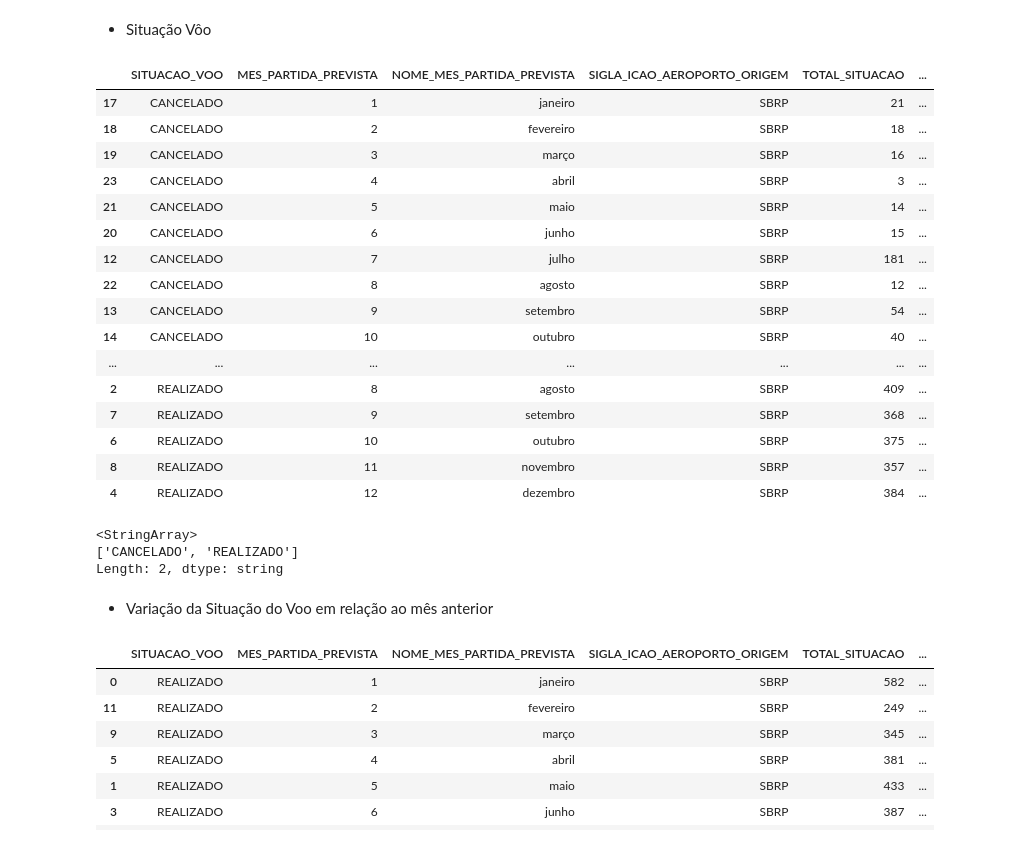
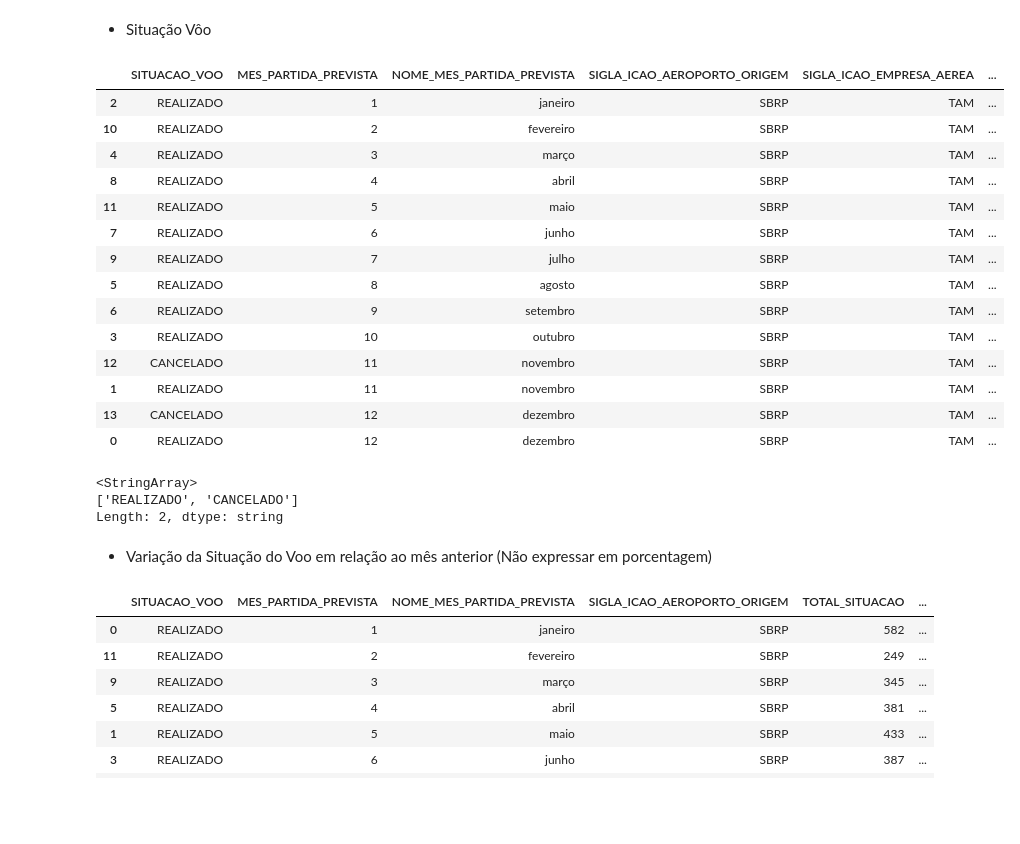
Before and after one commit to rodrigorocha1/dashboard_dados_voos_python, a Jupyter notebook: notebooks/visualizacoes.ipynb, the cells around one changed output. Cells and saved outputs as stored; diff of their text form; code cells hidden in the pictures; blank space fills up the shorter version.

Commit message:
variação e composição

```diff
--- a/notebooks/visualizacoes.ipynb
+++ b/notebooks/visualizacoes.ipynb
@@ -48,23 +48,8 @@ def obter_situacao_voo(
     ]
 
     if sigla_empresa is not None:
-        query += f' SIGLA_ICAO_EMPRESA_AEREA == "{sigla_empresa}" '
+        query += f' and SIGLA_ICAO_EMPRESA_AEREA == "{sigla_empresa}" '
         colunas.append('SIGLA_ICAO_EMPRESA_AEREA')
-
-
-    else:
-        query = (
-            f' SIGLA_ICAO_AEROPORTO_ORIGEM == "{sigla_aeroporto}" '
-            f' and MES_PARTIDA_PREVISTA in {mes_partida_prevista}'  # TAM SBRP 1
-            f' and CODIGO_TIPO_LINHA == "{codigo_tipo_linha}"'
-        )
-        colunas = [
-            'SITUACAO_VOO',
-            'MES_PARTIDA_PREVISTA',
-            'NOME_MES_PARTIDA_PREVISTA',
-            'SIGLA_ICAO_AEROPORTO_ORIGEM',
-            'CODIGO_TIPO_LINHA'
-         ]
 
     dataframe = pd.read_parquet(caminho_base, columns=colunas)
     total = dataframe.query(query)[colunas].value_counts()
@@ -75,37 +60,38 @@ def obter_situacao_voo(
     dataframe = dataframe.sort_values(by=['SITUACAO_VOO', 'MES_PARTIDA_PREVISTA'])
     dataframe.drop(['proportion', 'count', 'CODIGO_TIPO_LINHA'], axis=1, inplace=True,)
     dataframe['SITUACAO_VOO'] =  dataframe['SITUACAO_VOO'].astype('string')
+    if sigla_empresa is not None:
+        dataframe = dataframe.sort_values(by='MES_PARTIDA_PREVISTA')
     return dataframe
 # %%
 dataframe = obter_situacao_voo(
     sigla_aeroporto='SBRP',
     mes_partida_prevista=[i for i in range(1, 13)], # [1,2]
-    codigo_tipo_linha='N'
+    codigo_tipo_linha='N',
+    sigla_empresa='TAM'
 )
 dataframe
 # %% [output]
-|  | SITUACAO_VOO | MES_PARTIDA_PREVISTA | NOME_MES_PARTIDA_PREVISTA | SIGLA_ICAO_AEROPORTO_ORIGEM | TOTAL_SITUACAO | ... |
-| 17 | CANCELADO | 1 | janeiro | SBRP | 21 | ... |
-| 18 | CANCELADO | 2 | fevereiro | SBRP | 18 | ... |
-| 19 | CANCELADO | 3 | março | SBRP | 16 | ... |
-| 23 | CANCELADO | 4 | abril | SBRP | 3 | ... |
-| 21 | CANCELADO | 5 | maio | SBRP | 14 | ... |
-| 20 | CANCELADO | 6 | junho | SBRP | 15 | ... |
-| 12 | CANCELADO | 7 | julho | SBRP | 181 | ... |
-| 22 | CANCELADO | 8 | agosto | SBRP | 12 | ... |
-| 13 | CANCELADO | 9 | setembro | SBRP | 54 | ... |
-| 14 | CANCELADO | 10 | outubro | SBRP | 40 | ... |
-| ... | ... | ... | ... | ... | ... | ... |
-| 2 | REALIZADO | 8 | agosto | SBRP | 409 | ... |
-| 7 | REALIZADO | 9 | setembro | SBRP | 368 | ... |
-| 6 | REALIZADO | 10 | outubro | SBRP | 375 | ... |
-| 8 | REALIZADO | 11 | novembro | SBRP | 357 | ... |
-| 4 | REALIZADO | 12 | dezembro | SBRP | 384 | ... |
+|  | SITUACAO_VOO | MES_PARTIDA_PREVISTA | NOME_MES_PARTIDA_PREVISTA | SIGLA_ICAO_AEROPORTO_ORIGEM | SIGLA_ICAO_EMPRESA_AEREA | ... |
+| 2 | REALIZADO | 1 | janeiro | SBRP | TAM | ... |
+| 10 | REALIZADO | 2 | fevereiro | SBRP | TAM | ... |
+| 4 | REALIZADO | 3 | março | SBRP | TAM | ... |
+| 8 | REALIZADO | 4 | abril | SBRP | TAM | ... |
+| 11 | REALIZADO | 5 | maio | SBRP | TAM | ... |
+| 7 | REALIZADO | 6 | junho | SBRP | TAM | ... |
+| 9 | REALIZADO | 7 | julho | SBRP | TAM | ... |
+| 5 | REALIZADO | 8 | agosto | SBRP | TAM | ... |
+| 6 | REALIZADO | 9 | setembro | SBRP | TAM | ... |
+| 3 | REALIZADO | 10 | outubro | SBRP | TAM | ... |
+| 12 | CANCELADO | 11 | novembro | SBRP | TAM | ... |
+| 1 | REALIZADO | 11 | novembro | SBRP | TAM | ... |
+| 13 | CANCELADO | 12 | dezembro | SBRP | TAM | ... |
+| 0 | REALIZADO | 12 | dezembro | SBRP | TAM | ... |
 # %%
 dataframe['SITUACAO_VOO'].unique()
 # %% [output]
 <StringArray>
-['CANCELADO', 'REALIZADO']
+['REALIZADO', 'CANCELADO']
 Length: 2, dtype: string
 # %%
 fig = px.bar(
@@ -118,6 +106,6 @@ fig = px.bar(
 fig.show()
 # %% [markdown]
-- Variação  da Situação do Voo em relação ao mês anterior
+- Variação  da Situação do Voo em relação ao mês anterior (Não expressar em porcentagem)
 # %%
 def obter_variacao_situacao_voo(sigla_aeroporto: str, mes_partida_prevista: List[int], codigo_tipo_linha: str, situacao_voo: str,  sigla_empresa: str = None):
     dataframe = obter_situacao_voo(
```
Also changed, not shown: parts of 17 cells of this notebook.
